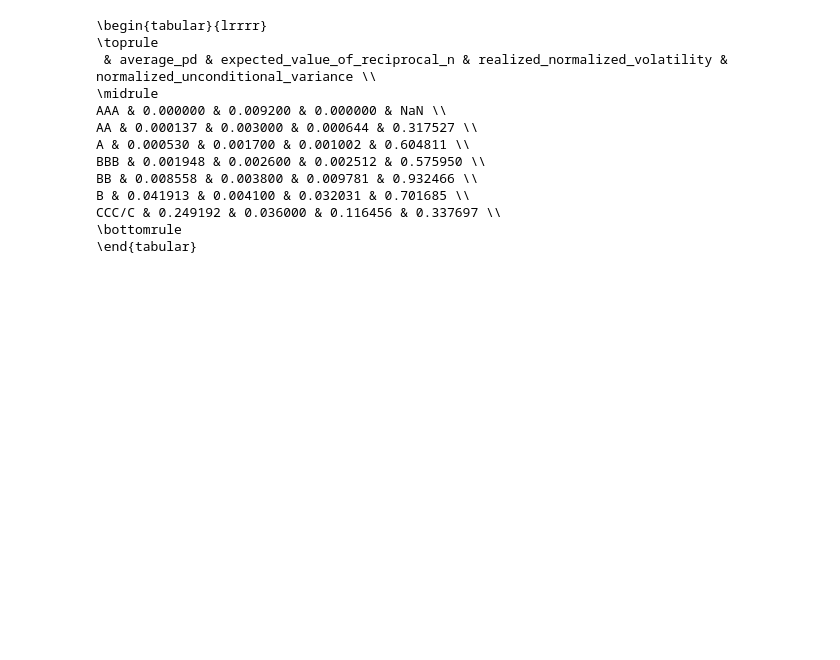
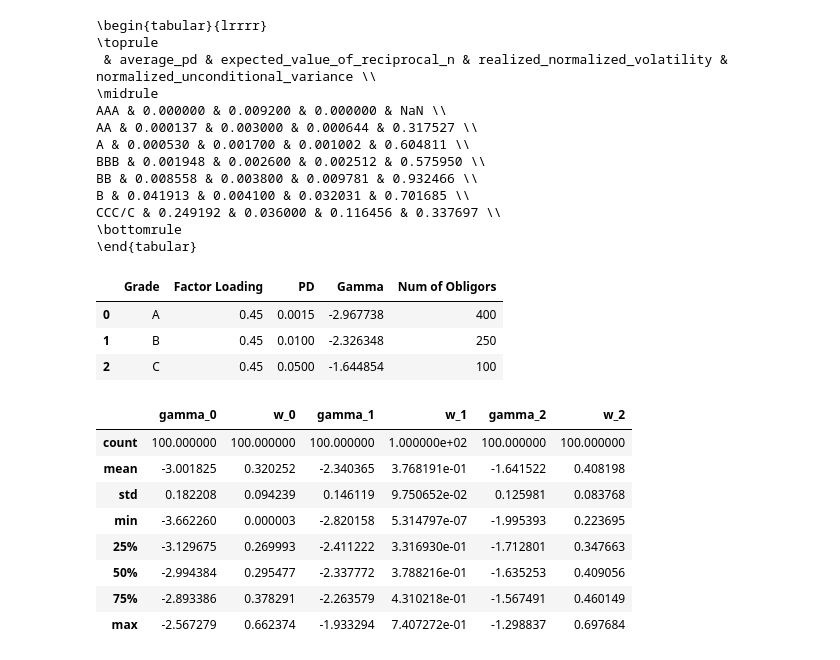
Before and after one commit to PeterKiss18/VasicekPDModel, a Jupyter notebook: additional_research/MM_parameter_estimation.ipynb, the cells around one changed output. Cells and saved outputs as stored; diff of their text form; code cells hidden in the pictures; blank space fills up the shorter version.

```diff
--- a/MM_parameter_estimation.ipynb
+++ b/additional_research/MM_parameter_estimation.ipynb
@@ -496,0 +549,15 @@ CCC/C & 0.249192 & 0.036000 & 0.116456 & 0.337697 \\
+# %%
+factor_loading_list = [0.45, 0.45, 0.45]
+pd_list = [0.0015, 0.0100, 0.0500]
+# pd_list2 = [0.005, 0.0100, 0.0500]
+gamma_list = norm.ppf(pd_list)
+num_of_obligors_list = [400, 250, 100]
+
+# Make a pandas dataframe with Grade, Factor Loading, PD, Gamma, Num of Obligors
+df = pd.DataFrame({'Grade': ['A', 'B', 'C'], 'Factor Loading': factor_loading_list, 'PD': pd_list, 'Gamma': gamma_list, 'Num of Obligors': num_of_obligors_list})
+df
+# %% [output]
+|  | Grade | Factor Loading | PD | Gamma | Num of Obligors |
+| 0 | A | 0.45 | 0.0015 | -2.967738 | 400 |
+| 1 | B | 0.45 | 0.0100 | -2.326348 | 250 |
+| 2 | C | 0.45 | 0.0500 | -1.644854 | 100 |
@@ -496,0 +612,2 @@ CCC/C & 0.249192 & 0.036000 & 0.116456 & 0.337697 \\
+# %%
+params_df_20 = gen_data_and_mm(20, num_of_obligors_list, factor_loading_list, gamma_list, sims=100)
@@ -496,0 +618,12 @@ CCC/C & 0.249192 & 0.036000 & 0.116456 & 0.337697 \\
+# %%
+params_df_20.describe()
+# %% [output]
+|  | gamma_0 | w_0 | gamma_1 | w_1 | gamma_2 | w_2 |
+| count | 100.000000 | 100.000000 | 100.000000 | 1.000000e+02 | 100.000000 | 100.000000 |
+| mean | -3.001825 | 0.320252 | -2.340365 | 3.768191e-01 | -1.641522 | 0.408198 |
+| std | 0.182208 | 0.094239 | 0.146119 | 9.750652e-02 | 0.125981 | 0.083768 |
+| min | -3.662260 | 0.000003 | -2.820158 | 5.314797e-07 | -1.995393 | 0.223695 |
+| 25% | -3.129675 | 0.269993 | -2.411222 | 3.316930e-01 | -1.712801 | 0.347663 |
+| 50% | -2.994384 | 0.295477 | -2.337772 | 3.788216e-01 | -1.635253 | 0.409056 |
+| 75% | -2.893386 | 0.378291 | -2.263579 | 4.310218e-01 | -1.567491 | 0.460149 |
+| max | -2.567279 | 0.662374 | -1.933294 | 7.407272e-01 | -1.298837 | 0.697684 |
```
Also changed, not shown: parts of 18 cells of this notebook, 9 other files.
